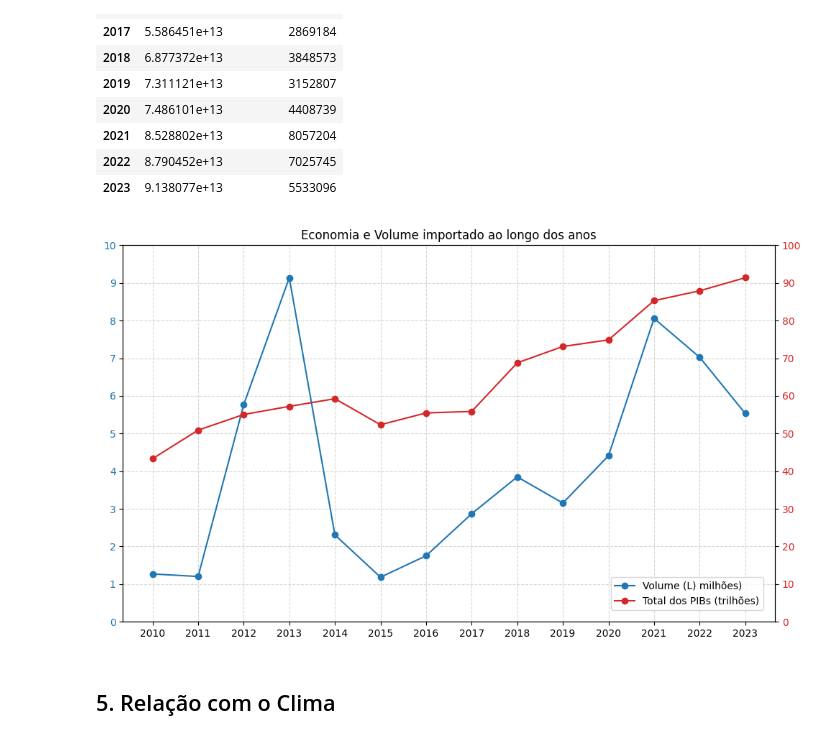
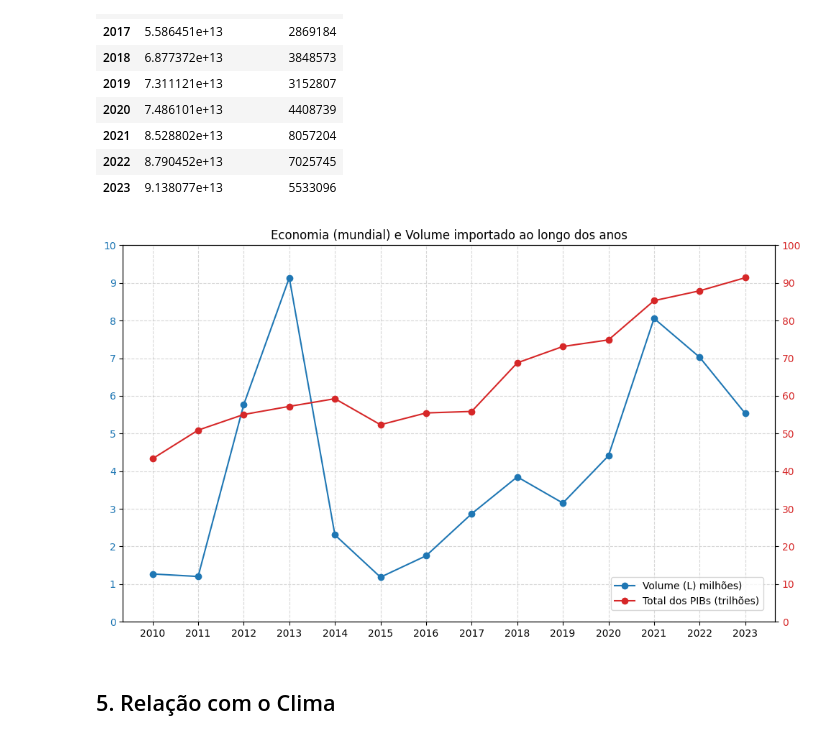
Before and after one commit to Guilhermecst/Tech-Challenge-Fase1, a Jupyter notebook: tech-challenge.ipynb, the cells around one changed output. Cells and saved outputs as stored; diff of their text form; code cells hidden in the pictures.

```diff
--- a/tech-challenge.ipynb
+++ b/tech-challenge.ipynb
@@ -368,3 +436,7 @@ Bermudas                     16
 Bangladesh                   12
 Mauritânia                    9
 Name: QUANTIDADE, dtype: int64
+# %%
+df_vinhos['VALOR_LITRO'] = (df_vinhos['VALOR'] / df_vinhos['QUANTIDADE']).round(2)
+# %%
+df_vinhos['VALOR_LITRO'].replace(np.inf, 0, inplace=True)
@@ -578,32 +766,32 @@ df_importacao_economia_anual
 # %%
 fig, ax1 = plt.subplots(figsize=(10,6))
 
 ax1.plot(df_importacao_economia_anual.index,
          df_importacao_economia_anual['QTD_IMPORTADA'] / 1_000_000,
          label='Volume (L) milhões)', color='tab:blue', marker='o')
 ax1.set_xlabel(None)
 ax1.tick_params(axis='y', labelcolor='tab:blue')
 
 ax1.set_ylim(0, 10)
 ax1.set_yticks(range(0, 11, 1))
 
 ax2 = ax1.twinx()
 ax2.plot(df_importacao_economia_anual.index,
          df_importacao_economia_anual['PIB'] / 1_000_000_000_000,
          label='Total dos PIBs (trilhões)', color='tab:red', marker='o')
 ax2.tick_params(axis='y', labelcolor='tab:red')
 
 ax2.set_ylim(0, 100)
 ax2.set_yticks(range(0, 101, 10))
 
-plt.title('Economia e Volume importado ao longo dos anos')
+plt.title('Economia (mundial) e Volume importado ao longo dos anos')
 plt.xticks(sorted(df_importacao_economia_anual.index), rotation=360)
 ax1.grid(True, axis='both', linestyle='--', alpha=0.5)
 fig.legend(loc='lower right', bbox_to_anchor=(0.94, 0.08))
 fig.tight_layout()
 plt.show()
 # %% [output]
-[figure, old version]
+[figure, new version]
 # %% [markdown]
 ## 5. Relação com o Clima
 # %%
```
Also changed, not shown: parts of 41 cells of this notebook, 2 other files.
